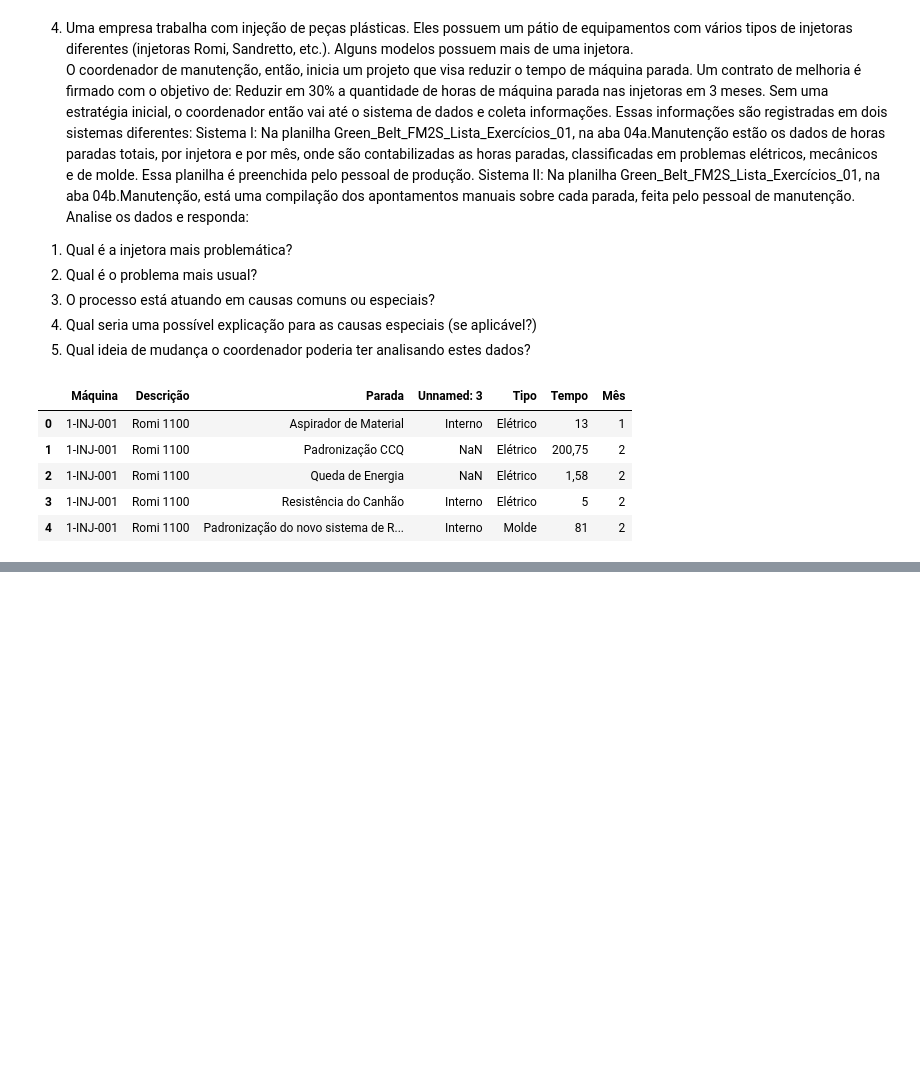
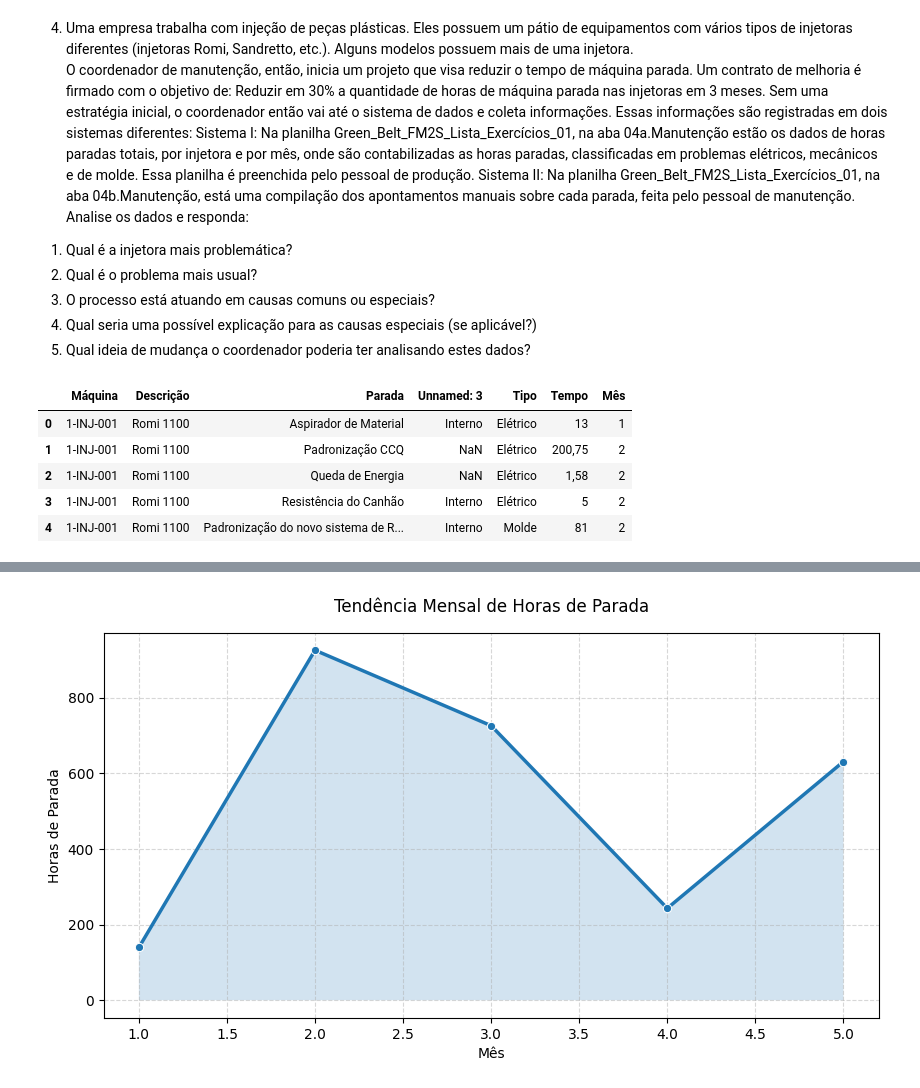
Before and after one commit to moises-rb/Analise_Dados, a Jupyter notebook: Green_Belt/2-Measure/Exercicios/Lista_1/04-manutencao.ipynb, the cells around one changed output, grey strips where cells are left out. Cells and saved outputs as stored; diff of their text form; code cells hidden in the pictures; blank space fills up the shorter version.

```diff
--- a/Green_Belt/2-Measure/Exercicios/Lista_1/04-manutencao.ipynb
+++ b/Green_Belt/2-Measure/Exercicios/Lista_1/04-manutencao.ipynb
@@ -37,0 +89,13 @@ df.head()
+# %%
+mensal = df.groupby('Mês')['Tempo'].sum()
+
+plt.figure(figsize=(10, 5))
+sns.lineplot(data=mensal, marker='o', linewidth=2.5)
+plt.fill_between(mensal.index, mensal.values, alpha=0.2)
+plt.title('Tendência Mensal de Horas de Parada', pad=15)
+plt.xlabel('Mês')
+plt.ylabel('Horas de Parada')
+plt.grid(True, linestyle='--', alpha=0.5)
+plt.show()
+# %% [output]
+[figure, added]
```
Also changed, not shown: parts of 6 cells of this notebook, 14 other files.
